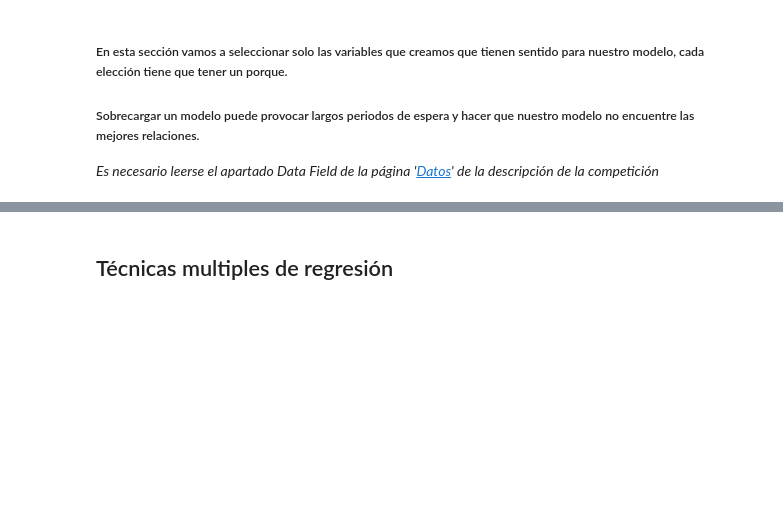
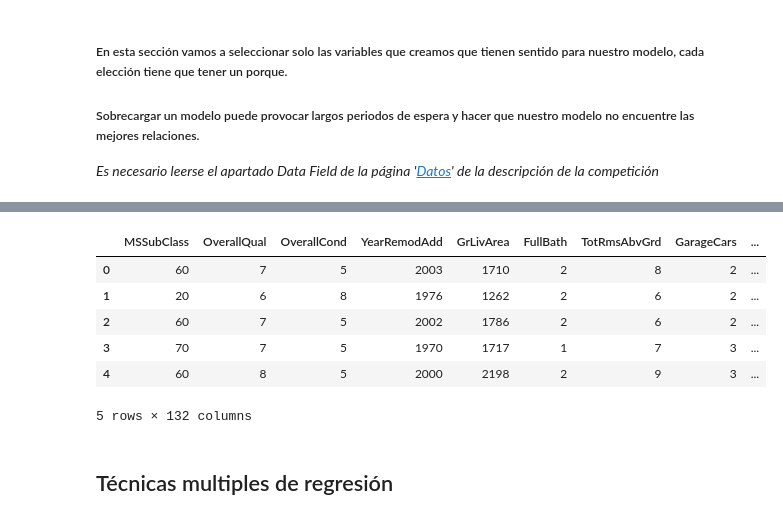
Before and after one commit to JordiPG05/Aprender-Tutoriales, a Jupyter notebook: Regression-Techniques.ipynb, the cells around one changed output, grey strips where cells are left out. Saved outputs shown, nothing was run; the diff lists cells and outputs as text; code cells hidden in the pictures; blank space fills up the shorter version.

```diff
--- a/Regression-Techniques.ipynb
+++ b/Regression-Techniques.ipynb
@@ -89,0 +115,4 @@ train=preprocesado(train)
+# %%
+object_cols=train_df.select_dtypes(include=['object'])
+object_cols=object_cols.columns.to_list()
+object_cols
@@ -89,0 +140,12 @@ train=preprocesado(train)
+# %%
+train_df=pd.get_dummies(data=train_df, columns=object_cols)
+# %%
+train_df.head()
+# %% [output]
+|  | MSSubClass | OverallQual | OverallCond | YearRemodAdd | GrLivArea | FullBath | TotRmsAbvGrd | GarageCars | ... |
+| 0 | 60 | 7 | 5 | 2003 | 1710 | 2 | 8 | 2 | ... |
+| 1 | 20 | 6 | 8 | 1976 | 1262 | 2 | 6 | 2 | ... |
+| 2 | 60 | 7 | 5 | 2002 | 1786 | 2 | 6 | 2 | ... |
+| 3 | 70 | 7 | 5 | 1970 | 1717 | 1 | 7 | 3 | ... |
+| 4 | 60 | 8 | 5 | 2000 | 2198 | 2 | 9 | 3 | ... |
+5 rows × 132 columns
```
Also changed, not shown: parts of 25 cells of this notebook.
